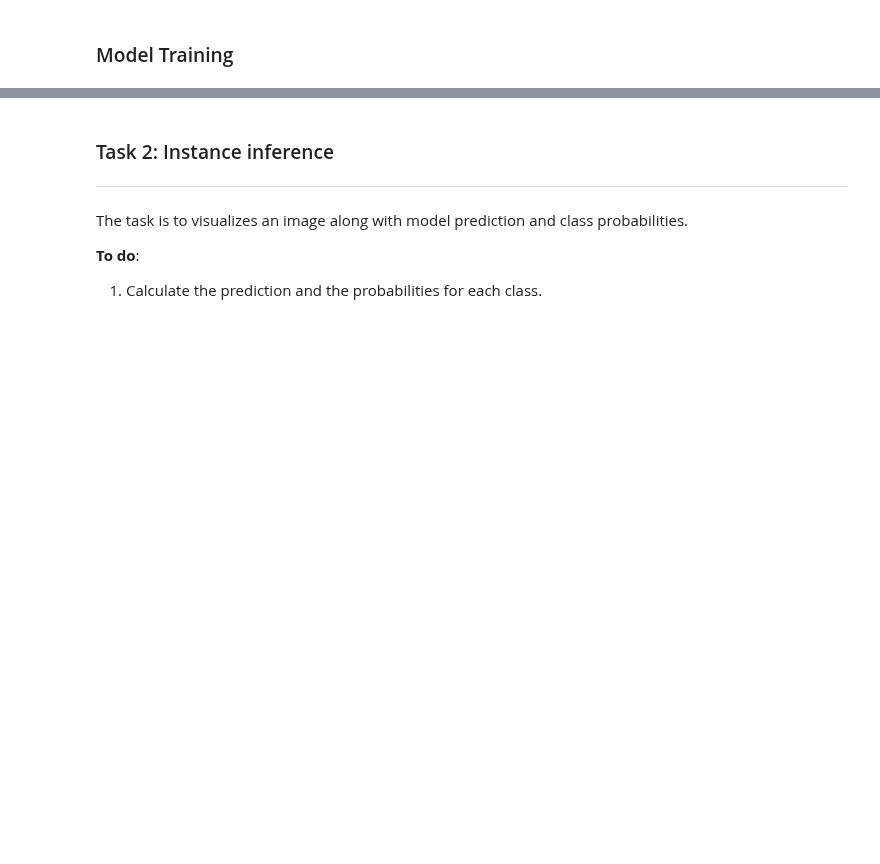
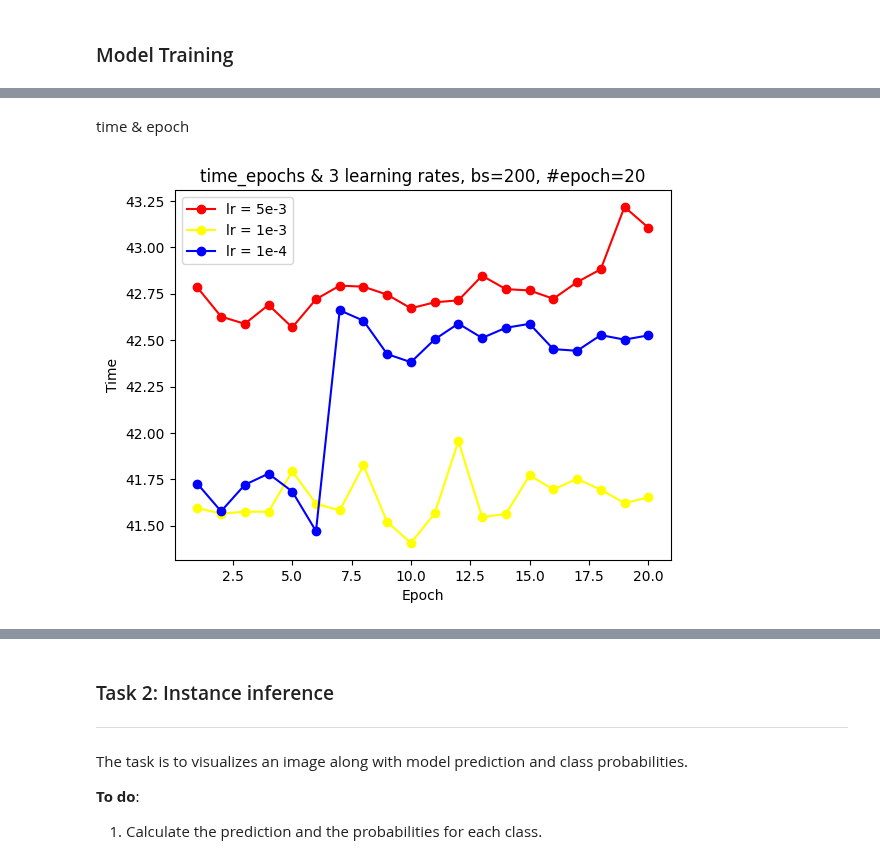
Before and after one commit to SustechSTA303/STA303-Assignment01, a Jupyter notebook: Assignment01.ipynb, the cells around one changed output, grey strips where cells are left out. Saved outputs shown, nothing was run; the diff lists cells and outputs as text; code cells hidden in the pictures; blank space fills up the shorter version.

```diff
--- a/Assignment01.ipynb
+++ b/Assignment01.ipynb
@@ -256,0 +590,20 @@ for epoch in range(NUM_EPOCHS):
+# %% [markdown]
+time & epoch
+# %%
+epochs = list(range(1, 21))
+plt.plot(epochs, time_epochs_1, label='lr = 5e-3', color='red', marker='o')
+plt.plot(epochs, time_epochs_2, label='lr = 1e-3', color='yellow', marker='o')
+plt.plot(epochs, time_epochs_3, label='lr = 1e-4', color='blue', marker='o')
+
+plt.title('time_epochs & 3 learning rates, bs=200, #epoch=20')
+plt.xlabel('Epoch')
+plt.ylabel('Time')
+
+# 添加图例
+plt.legend()
+
+# 显示图表
+plt.savefig('results/time 3 compare.jpg')
+plt.show()
+# %% [output]
+[figure, added]
```
Also changed, not shown: parts of 58 cells of this notebook, 6 other files.
